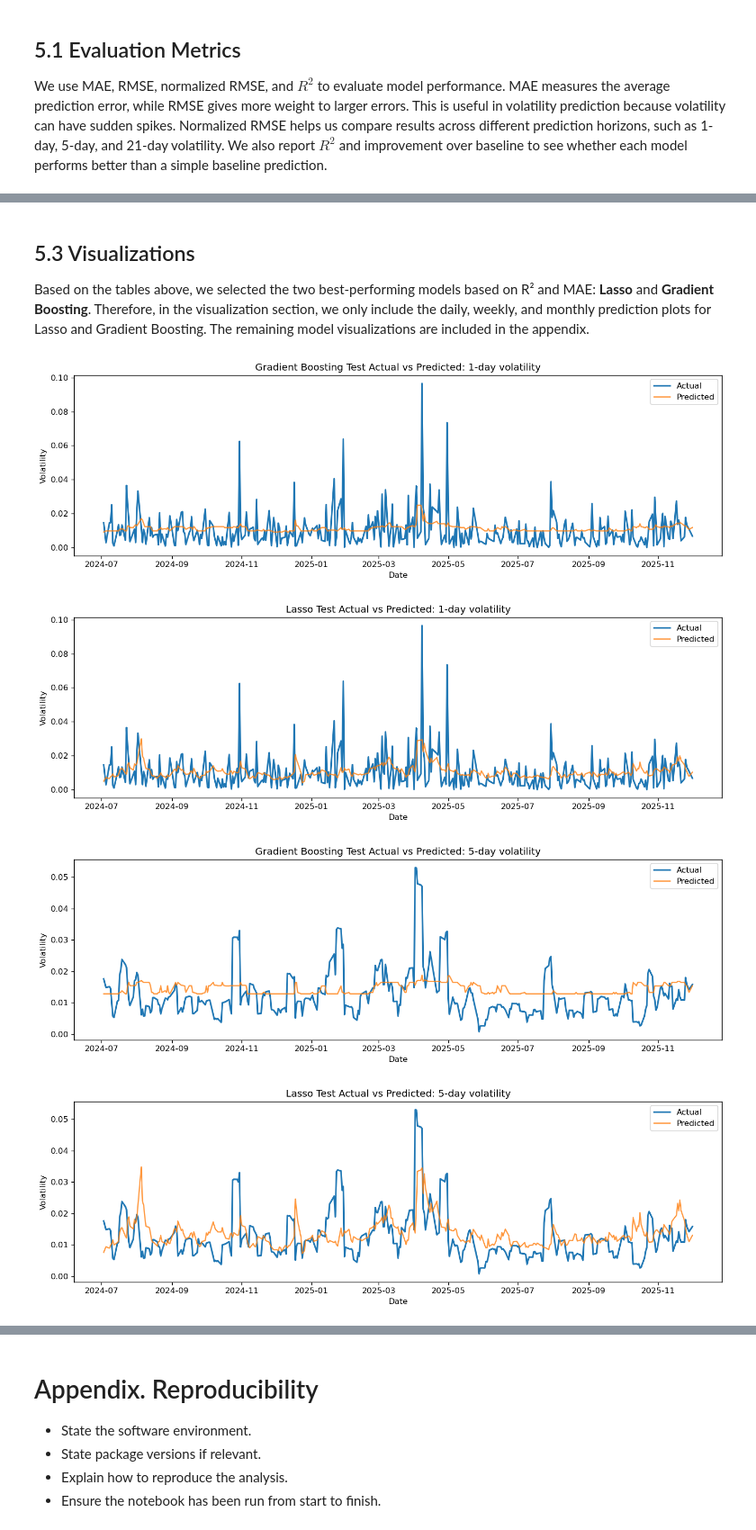
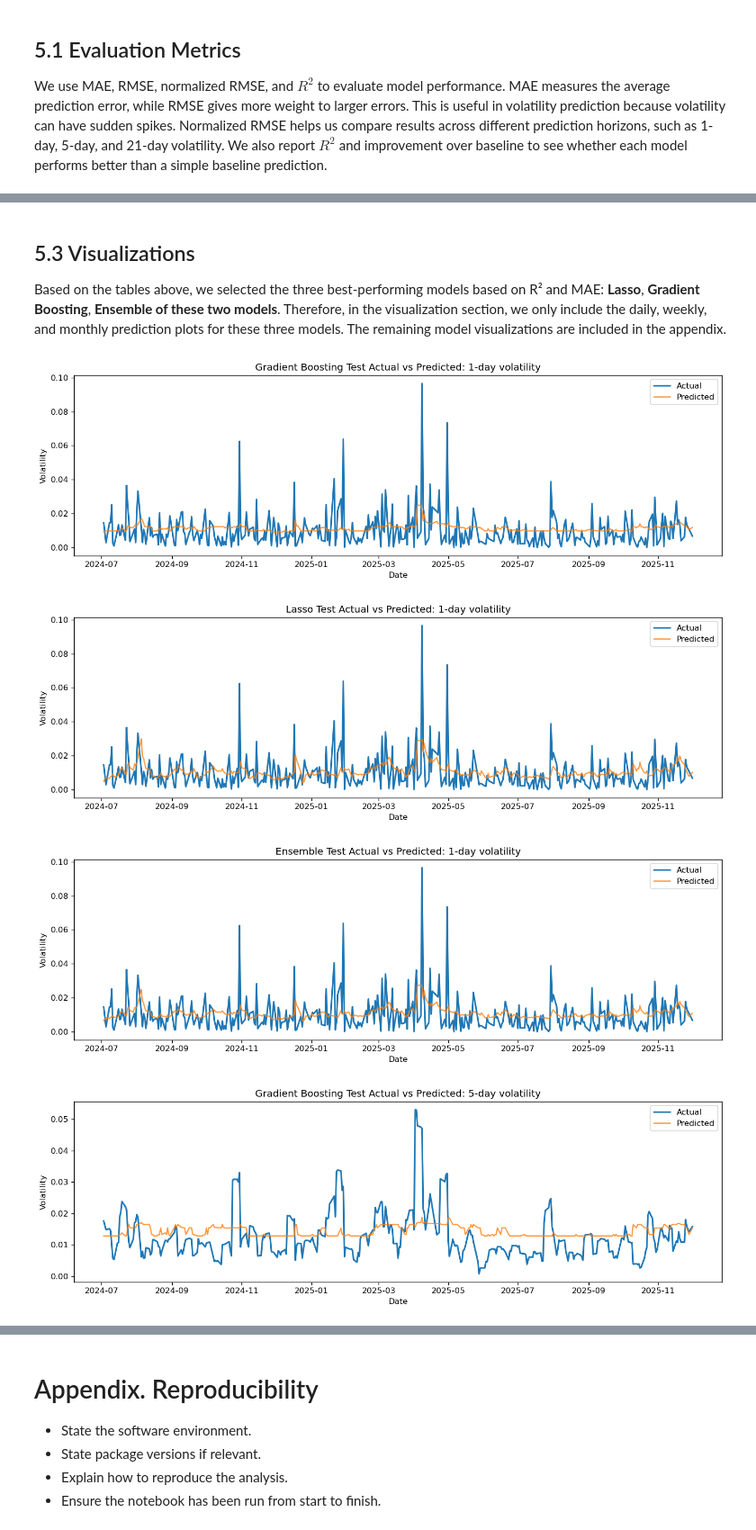
Before and after one commit to Emmaxustar/msft-volatility-prediction, a Jupyter notebook: CFRM521_project_final (1).ipynb, the cells around one changed output, grey strips where cells are left out. Shown at 90% size. Saved outputs shown, nothing was run; the diff lists cells and outputs as text; code cells hidden in the pictures.

```diff
--- a/CFRM521_project_final (1).ipynb
+++ b/CFRM521_project_final (1).ipynb
@@ -1764,6 +2020,6 @@ Overall, the quantitative results show that Gradient Boosting and Lasso generall
 # %% [markdown]
 ## 5.3 Visualizations
 
-Based on the tables above, we selected the two best-performing models based on R² and MAE: **Lasso** and **Gradient Boosting**. Therefore, in the visualization section, we only include the daily, weekly, and monthly prediction plots for Lasso and Gradient Boosting. The remaining model visualizations are included in the appendix.
+Based on the tables above, we selected the three best-performing models based on R² and MAE: **Lasso**, **Gradient Boosting**, **Ensemble of these two models**. Therefore, in the visualization section, we only include the daily, weekly, and monthly prediction plots for these three models. The remaining model visualizations are included in the appendix.
 # %%
 # Visualization Functions
@@ -2012,6 +2386,18 @@ lasso_pred_1d = plot_actual_vs_predicted_single_model(
     y_true=y_test_1d,
     X_test_final=X_test_scaled,
     model_name="Lasso",
+    target_name="1-day volatility",
+    dataset_name="Test"
+)
+
+# Ensemble
+ensemble_pred_1d = plot_actual_vs_predicted_ensemble(
+    gb_model=best_gb_models["1-day volatility"],
+    lasso_model=best_lasso_models["1-day volatility"],
+    y_true=y_test_1d,
+    X_test_final=X_test_scaled,
+    gb_weight=best_ensemble_weights["1-day volatility"]["GB Weight"],
+    lasso_weight=best_ensemble_weights["1-day volatility"]["Lasso Weight"],
     target_name="1-day volatility",
     dataset_name="Test"
 )
@@ -2035,32 +2421,56 @@ lasso_pred_5d = plot_actual_vs_predicted_single_model(
     X_test_final=X_test_scaled,
     model_name="Lasso",
     target_name="5-day volatility",
     dataset_name="Test"
 )
 
+# Ensemble
+ensemble_pred_5d = plot_actual_vs_predicted_ensemble(
+    gb_model=best_gb_models["5-day volatility"],
+    lasso_model=best_lasso_models["5-day volatility"],
+    y_true=y_test_5d,
+    X_test_final=X_test_scaled,
+    gb_weight=best_ensemble_weights["5-day volatility"]["GB Weight"],
+    lasso_weight=best_ensemble_weights["5-day volatility"]["Lasso Weight"],
+    target_name="5-day volatility",
+    dataset_name="Test"
+)
+
 
 # Monthly
 # Gradient Boosting
 gb_pred_21d = plot_actual_vs_predicted_single_model(
     model=best_gb_models["21-day volatility"],
     y_true=y_test_21d,
     X_test_final=X_test_scaled,
     model_name="Gradient Boosting",
     target_name="21-day volatility",
     dataset_name="Test"
 )
 
 # Lasso
 lasso_pred_21d = plot_actual_vs_predicted_single_model(
     model=best_lasso_models["21-day volatility"],
     y_true=y_test_21d,
     X_test_final=X_test_scaled,
     model_name="Lasso",
     target_name="21-day volatility",
     dataset_name="Test"
 )
+
+# Ensemble
+ensemble_pred_21d = plot_actual_vs_predicted_ensemble(
+    gb_model=best_gb_models["21-day volatility"],
+    lasso_model=best_lasso_models["21-day volatility"],
+    y_true=y_test_21d,
+    X_test_final=X_test_scaled,
+    gb_weight=best_ensemble_weights["21-day volatility"]["GB Weight"],
+    lasso_weight=best_ensemble_weights["21-day volatility"]["Lasso Weight"],
+    target_name="21-day volatility",
+    dataset_name="Test"
+)
 # %% [output]
 [figure]
 [figure]
-[figure, old version]
+[figure, new version]
-[figure, old version]
+[figure, new version]
```
Also changed, not shown: parts of 26 cells of this notebook.
